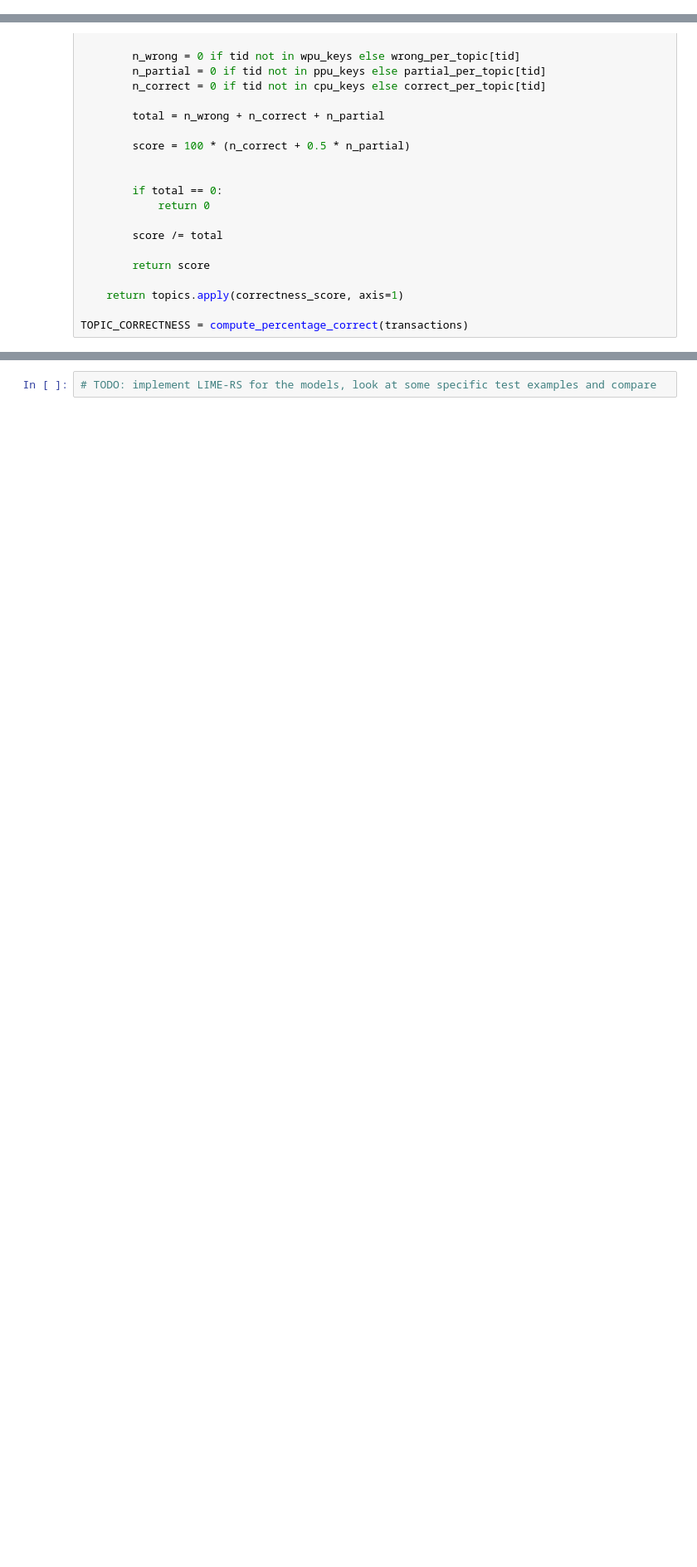
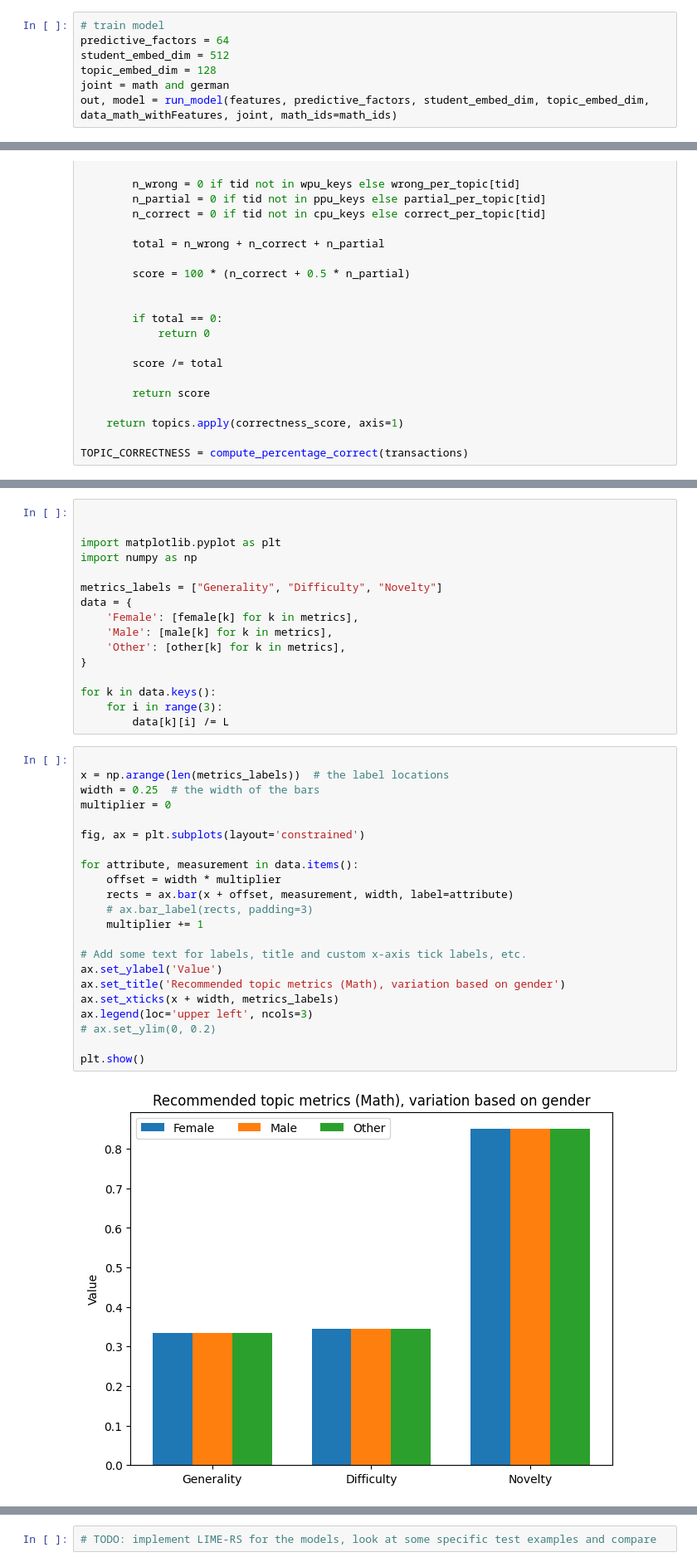
Before and after one commit to davhofer/recommender, a Jupyter notebook: interpretability.ipynb, the cells around one changed output, grey strips where cells are left out. Shown at 83% size. Saved outputs shown, nothing was run; the diff lists cells and outputs as text; blank space fills up the shorter version.

Commit message:
created plots for gender differences

```diff
--- a/interpretability.ipynb
+++ b/interpretability.ipynb
@@ -51,0 +83,7 @@ PATHS = dict(nx.all_pairs_shortest_path_length(G, 20))
+# %%
+# train model
+predictive_factors = 64
+student_embed_dim = 512
+topic_embed_dim = 128
+joint = math and german
+out, model = run_model(features, predictive_factors, student_embed_dim, topic_embed_dim, data_math_withFeatures, joint, math_ids=math_ids)
@@ -135,0 +428,40 @@ def novelty(topic, user):
+# %%
+
+
+import matplotlib.pyplot as plt
+import numpy as np
+
+metrics_labels = ["Generality", "Difficulty", "Novelty"]
+data = {
+    'Female': [female[k] for k in metrics],
+    'Male': [male[k] for k in metrics],
+    'Other': [other[k] for k in metrics],
+}
+
+for k in data.keys():
+    for i in range(3):
+        data[k][i] /= L
+# %%
+
+x = np.arange(len(metrics_labels))  # the label locations
+width = 0.25  # the width of the bars
+multiplier = 0
+
+fig, ax = plt.subplots(layout='constrained')
+
+for attribute, measurement in data.items():
+    offset = width * multiplier
+    rects = ax.bar(x + offset, measurement, width, label=attribute)
+    # ax.bar_label(rects, padding=3)
+    multiplier += 1
+
+# Add some text for labels, title and custom x-axis tick labels, etc.
+ax.set_ylabel('Value')
+ax.set_title('Recommended topic metrics (Math), variation based on gender')
+ax.set_xticks(x + width, metrics_labels)
+ax.legend(loc='upper left', ncols=3)
+# ax.set_ylim(0, 0.2)
+
+plt.show()
+# %% [output]
+[figure, added]
```
Also changed, not shown: parts of 25 cells of this notebook, 2 other files.
